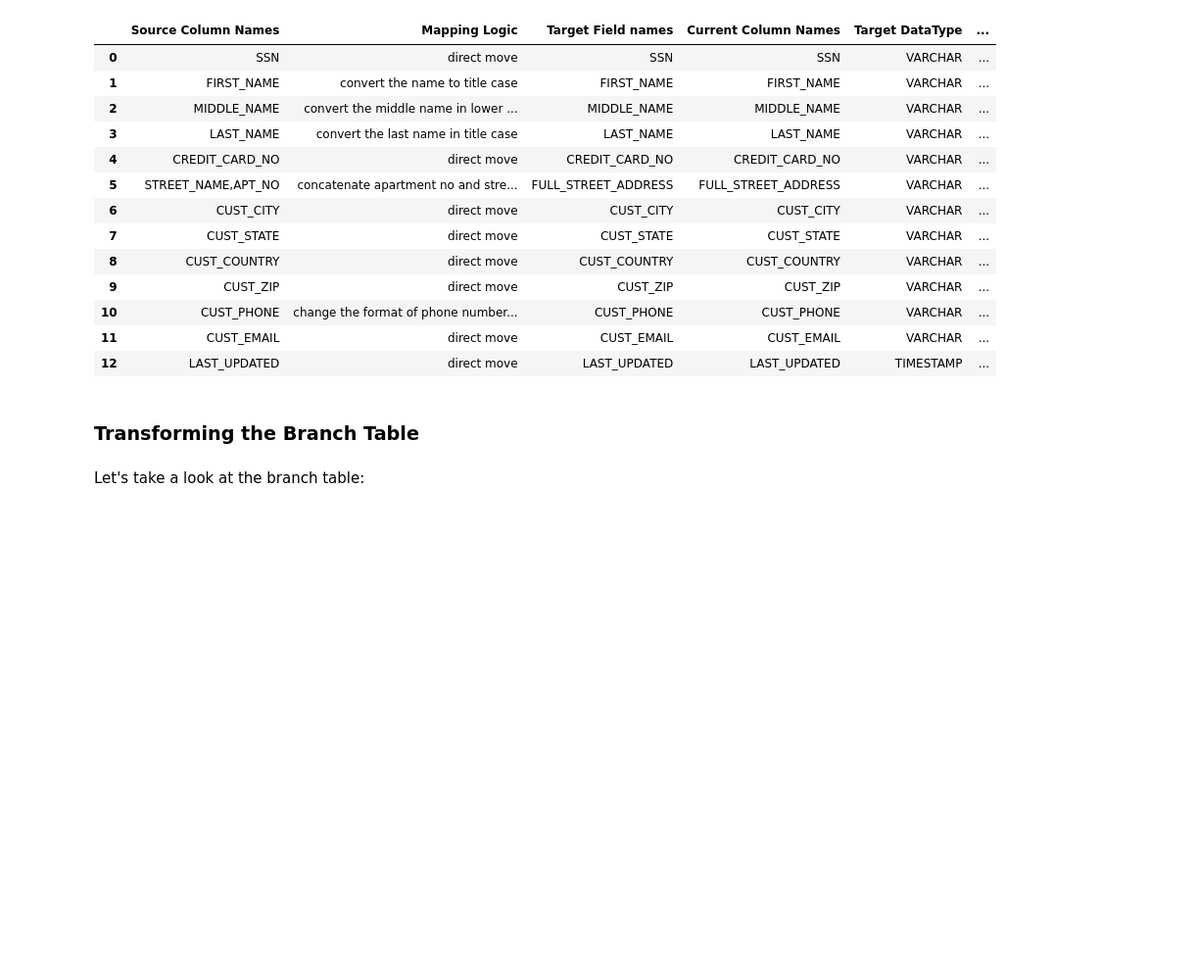
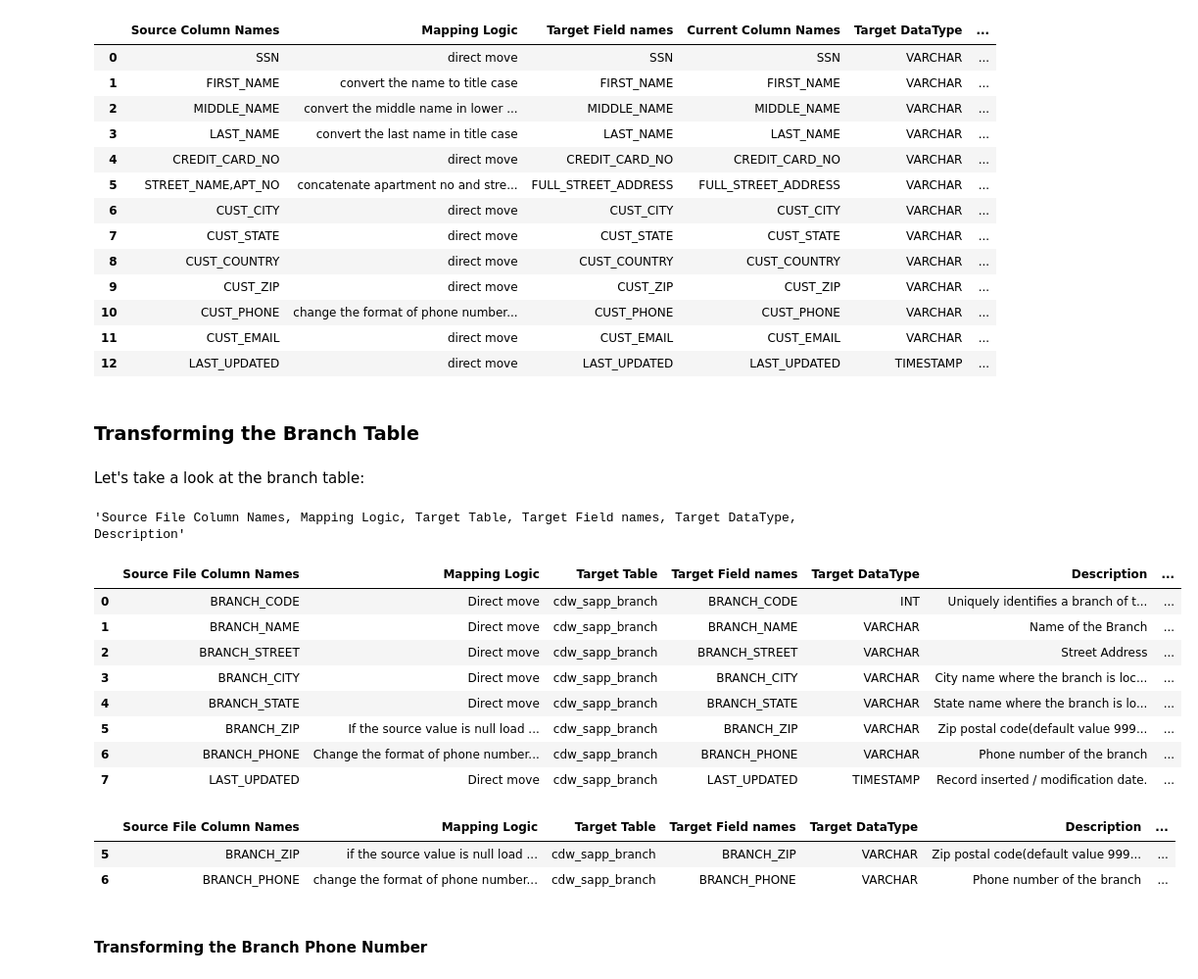
Before and after one commit to The-Captain-William/Per-Scholas-Capstone, a Jupyter notebook: main/ETL/ETL_2_json_to_sql.ipynb, the cells around one changed output. Shown: that part at 98% size. Drawn from its saved outputs; the diff is of its cells as text; code cells hidden in the pictures; blank space fills up the shorter version.

```diff
--- a/main/ETL/ETL_2_json_to_sql.ipynb
+++ b/main/ETL/ETL_2_json_to_sql.ipynb
@@ -382,9 +382,9 @@ same amount of disk space, VARCHAR(2) can potentially help save us from some dat
 # %%
 def compare_types(mapping_requirements: pd.DataFrame, column_names: str, dataframe: pyspark.sql.DataFrame) -> pd.DataFrame:
     """
-    Mapping Requirements -> df
-    Column Names -> Name of the column on the Mapping Requirements df that contains the column names
-    Dataframe -> actual dataframe we are transforming, must be pyspark.sql df (for now)
+    Mapping Requirements -> mapping requirements in the form of a dataframe\n
+    Column Names -> Name of the column on the Mapping Requirements df that contains the column names\n
+    Dataframe -> actual dataframe we are transforming, must be pyspark.sql df (for now)\n
     """
     mapping_column_names = ", ".join(name for name in mapping_requirements.columns)
     pyspark_df_column_names = ", ".join(name[0] for name in dataframe.dtypes)
@@ -421,3 +421,28 @@ compare_types(customer_map, 'Target Field names', customer_df)\
 ### Transforming the Branch Table
 # %% [markdown]
 Let's take a look at the branch table:
+# %%
+branch_map = pd.read_clipboard()
+", ".join(name for name in branch_map.columns)
+# %% [output]
+'Source File Column Names, Mapping Logic, Target Table, Target Field names, Target DataType, Description'
+# %%
+branch_map = compare_types(branch_map, 'Target Field names', branch_df)
+branch_map
+# %% [output]
+|  | Source File Column Names | Mapping Logic | Target Table | Target Field names | Target DataType | Description | ... |
+| 0 | BRANCH_CODE | Direct move | cdw_sapp_branch | BRANCH_CODE | INT | Uniquely identifies a branch of t... | ... |
+| 1 | BRANCH_NAME | Direct move | cdw_sapp_branch | BRANCH_NAME | VARCHAR | Name of the Branch | ... |
+| 2 | BRANCH_STREET | Direct move | cdw_sapp_branch | BRANCH_STREET | VARCHAR | Street Address | ... |
+| 3 | BRANCH_CITY | Direct move | cdw_sapp_branch | BRANCH_CITY | VARCHAR | City name where the branch is loc... | ... |
+| 4 | BRANCH_STATE | Direct move | cdw_sapp_branch | BRANCH_STATE | VARCHAR | State name where the branch is lo... | ... |
+| 5 | BRANCH_ZIP | If the source value is null load ... | cdw_sapp_branch | BRANCH_ZIP | VARCHAR | Zip postal code(default value 999... | ... |
+| 6 | BRANCH_PHONE | Change the format of phone number... | cdw_sapp_branch | BRANCH_PHONE | VARCHAR | Phone number of the branch | ... |
+| 7 | LAST_UPDATED | Direct move | cdw_sapp_branch | LAST_UPDATED | TIMESTAMP | Record inserted / modification date. | ... |
+# %%
+branch_map['Mapping Logic'] = branch_map['Mapping Logic'].apply(lambda x: str(x).strip().lower())
+branch_map[branch_map['Mapping Logic'] != 'direct move']
+# %% [output]
+|  | Source File Column Names | Mapping Logic | Target Table | Target Field names | Target DataType | Description | ... |
+| 5 | BRANCH_ZIP | if the source value is null load ... | cdw_sapp_branch | BRANCH_ZIP | VARCHAR | Zip postal code(default value 999... | ... |
+| 6 | BRANCH_PHONE | change the format of phone number... | cdw_sapp_branch | BRANCH_PHONE | VARCHAR | Phone number of the branch | ... |
@@ -423,0 +451,2 @@ Let's take a look at the branch table:
+# %% [markdown]
+#### Transforming the Branch Phone Number
```
Also changed, not shown: parts of 59 cells of this notebook, 4 other files.
